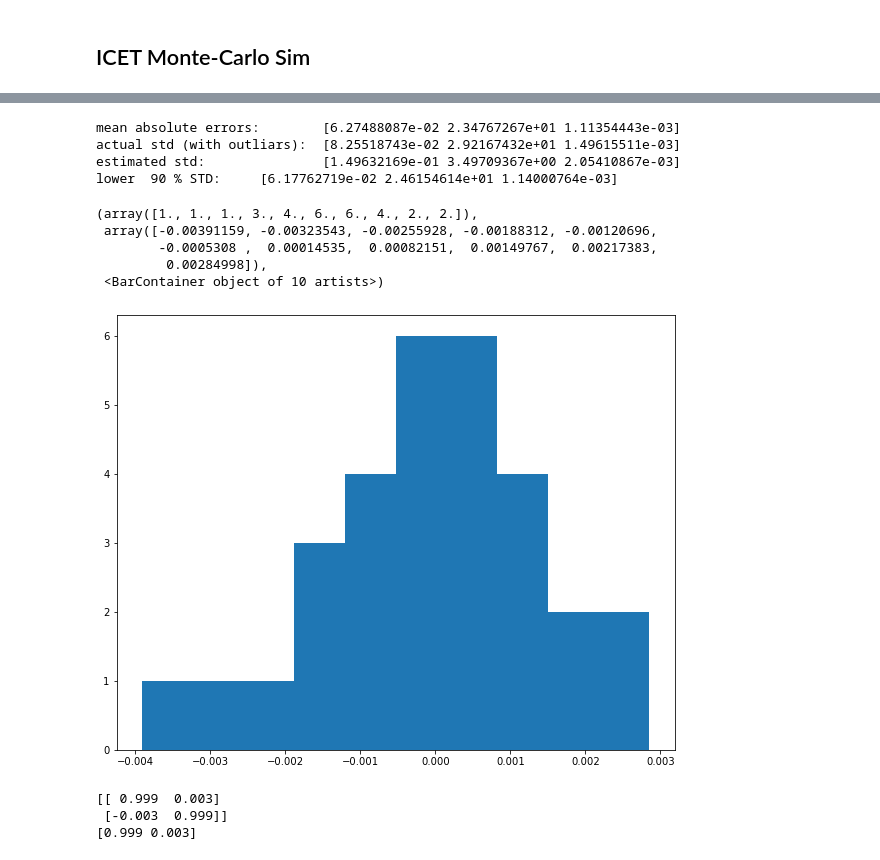
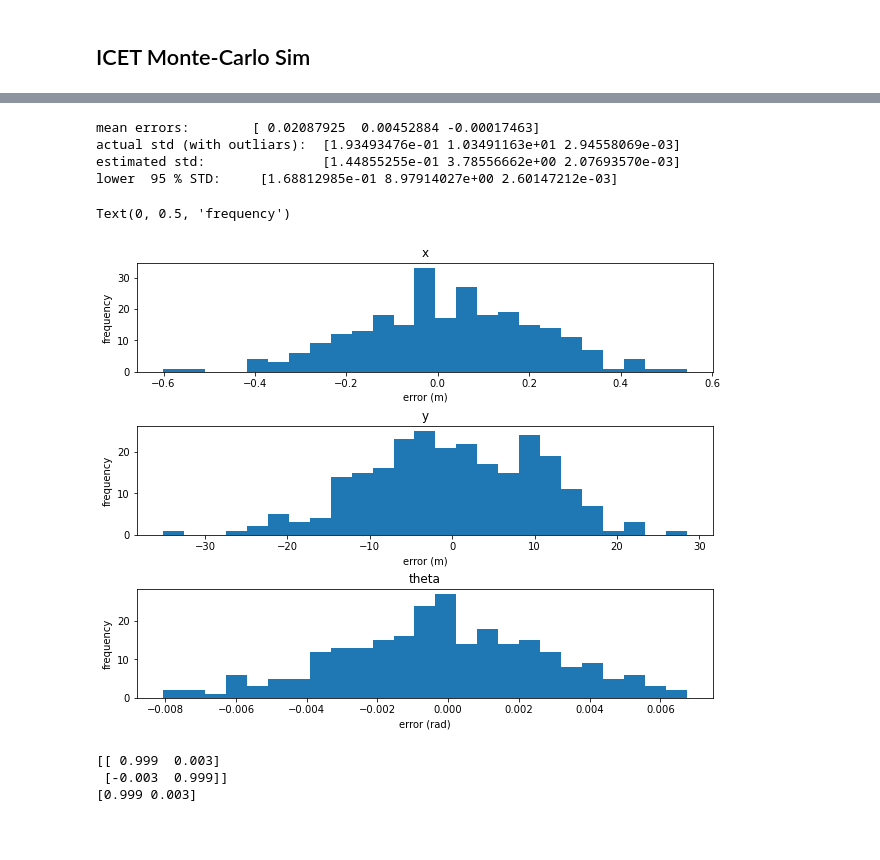
Before and after one commit to mcdermatt/ASAR, a Jupyter notebook: v1/train_network.ipynb, the cells around one changed output, grey strips where cells are left out. Cells and saved outputs as stored; diff of their text form; code cells hidden in the pictures; blank space fills up the shorter version.

```diff
--- a/v1/train_network.ipynb
+++ b/v1/train_network.ipynb
@@ -707,8 +707,8 @@ plt.legend(handles=[green, blue, red])
 
 
 fidelity = 15     # [N x N] grid of ellipses
-nc = 25    # number of cycles
-min_num_pts = 30  # minimum number of points per ellipse #works well with 5 for default
+nc = 100    # number of cycles
+min_num_pts = 40  # minimum number of points per ellipse #works well with 5 for default
 atd = True #along track demo
 
 if atd == True:
@@ -726,7 +726,7 @@ print("predicted error std: \n", np.sqrt(Q[0,0]), np.sqrt(Q[1,1]), np.sqrt(Q[2,2
 
 print("L2: \n", condinfo[0])
 # print("lam: \n", condinfo[1])
-# print("U2: \n", condinfo[2])
+print("U2: \n", condinfo[2])
 
 x_hat_hist, y_hist, z_hist = hist
 # print(y_hist)
@@ -782,10 +785,10 @@ plt.legend(handles=[green, blue, red])
 
 fidelity = 15     # [N x N] grid of ellipses
 nc = 25            # number of cycles
-min_num_pts = 30  # minimum number of points per ellipse #works well with 5 for default
+min_num_pts = 40  # minimum number of points per ellipse #works well with 5 for default
 atd = True        #along track demo
 
-Epochs = 30
+Epochs = 250
 ICET_errors = np.zeros([Epochs,3])
 ICET_estimated_errors = np.zeros([Epochs,3])
 for i in range(Epochs):
@@ -833,7 +836,7 @@ Epoch  0
 # ICET_errors_no_outliars = ICET_errors[abs(ICET_errors[:,0]) < 3]
 # print(ICET_estimated_errors)
 # print(ICET_errors)
-print("mean absolute errors:       ", np.mean(abs(ICET_errors), axis =0))
+print("mean errors:       ", np.mean(ICET_errors, axis =0))
 
 print("actual std (with outliars): ", np.std(ICET_errors, axis = 0))
 # print("actual std (no outliars):   ", np.std(ICET_errors_no_outliars, axis =0))
@@ -843,7 +846,7 @@ print("estimated std:              ", np.mean(ICET_estimated_errors, axis = 0))
 # print("estimated std errors:       ", np.std(ICET_estimated_errors, axis =0))
 
 #calculate 90th percentile for each of the three parameters
-percentile = 90
+percentile = 95
 x90th = np.percentile(abs(ICET_errors[:,0]),percentile)
 x_no_outliars = np.std(ICET_errors[abs(ICET_errors[:,0]) < x90th, 0 ])
 y90th = np.percentile(abs(ICET_errors[:,1]),percentile)
@@ -854,25 +857,34 @@ theta_no_outliars = np.std(ICET_errors[abs(ICET_errors[:,2]) < theta90th, 2 ])
 ans90th = np.array([x_no_outliars, y_no_outliars, theta_no_outliars])
 print("lower ", percentile, "% STD:    ", ans90th          )
 # %% [output]
-mean absolute errors:        [6.27488087e-02 2.34767267e+01 1.11354443e-03]
-actual std (with outliars):  [8.25518743e-02 2.92167432e+01 1.49615511e-03]
-estimated std:               [1.49632169e-01 3.49709367e+00 2.05410867e-03]
-lower  90 % STD:     [6.17762719e-02 2.46154614e+01 1.14000764e-03]
+mean errors:        [ 0.02087925  0.00452884 -0.00017463]
+actual std (with outliars):  [1.93493476e-01 1.03491163e+01 2.94558069e-03]
+estimated std:               [1.44855255e-01 3.78556662e+00 2.07693570e-03]
+lower  95 % STD:     [1.68812985e-01 8.97914027e+00 2.60147212e-03]
 # %%
-fig13 = plt.figure()
-ax13 = fig13.add_subplot()
+fig13, ax13 = plt.subplots(nrows = 3, ncols =1)
+fig13.subplots_adjust(left = 0.1, right = 0.9, hspace = 0.5, wspace = 0.03)
 # ax13.set_aspect('equal')
 # print(ICET_estimated_errors)
 # print(ICET_errors)
 # bins = np.linspace(1,100,50)/200 - 0.25; #for ICET_errors[:,2]
-ax13.hist(ICET_errors[:,2])
+ax13[0].hist(ICET_errors[:,0], bins = 25)
+ax13[0].set_title("x")
+ax13[0].set_xlabel("error (m)")
+ax13[0].set_ylabel("frequency")
+
+ax13[1].hist(ICET_errors[:,1], bins = 25)
+ax13[1].set_xlabel("error (m)")
+ax13[1].set_title("y")
+ax13[1].set_ylabel("frequency")
+
+ax13[2].set_title("theta")
+ax13[2].hist(ICET_errors[:,2], bins = 25)
+ax13[2].set_xlabel("error (rad)")
+ax13[2].set_ylabel("frequency")
 # %% [output]
-(array([1., 1., 1., 3., 4., 6., 6., 4., 2., 2.]),
- array([-0.00391159, -0.00323543, -0.00255928, -0.00188312, -0.00120696,
-        -0.0005308 ,  0.00014535,  0.00082151,  0.00149767,  0.00217383,
-         0.00284998]),
- <BarContainer object of 10 artists>)
+Text(0, 0.5, 'frequency')
-[figure, old version]
+[figure, new version]
 # %%
 A = np.identity(2)
 A[0,0] = 0.999
```
Also changed, not shown: parts of 3 cells of this notebook, 5 other files.
